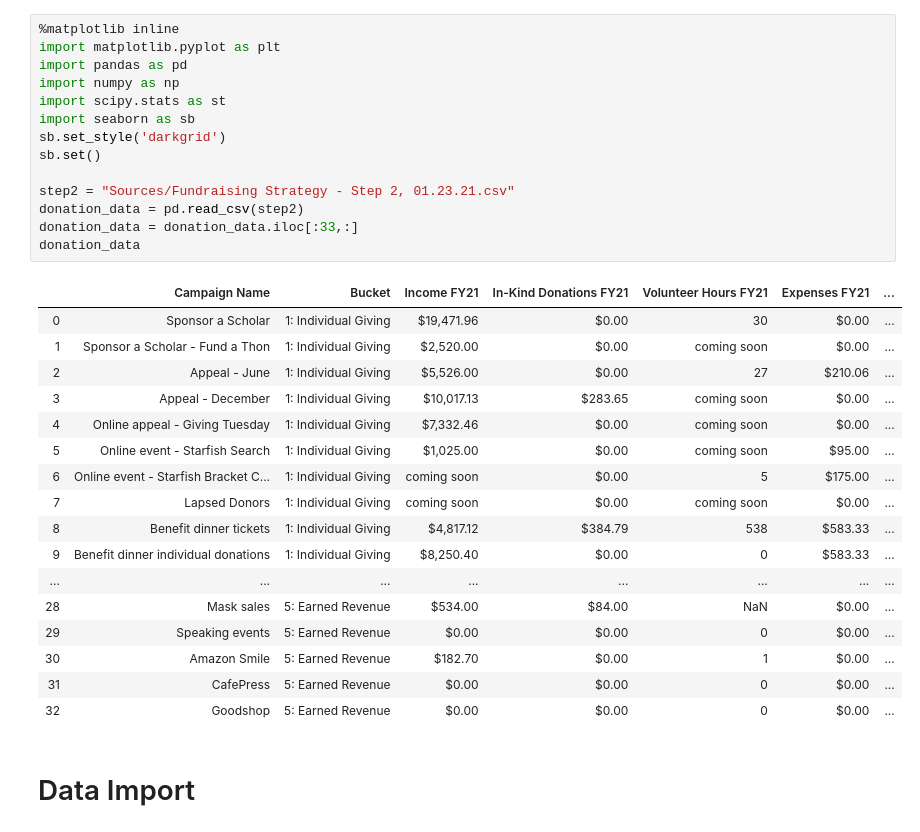
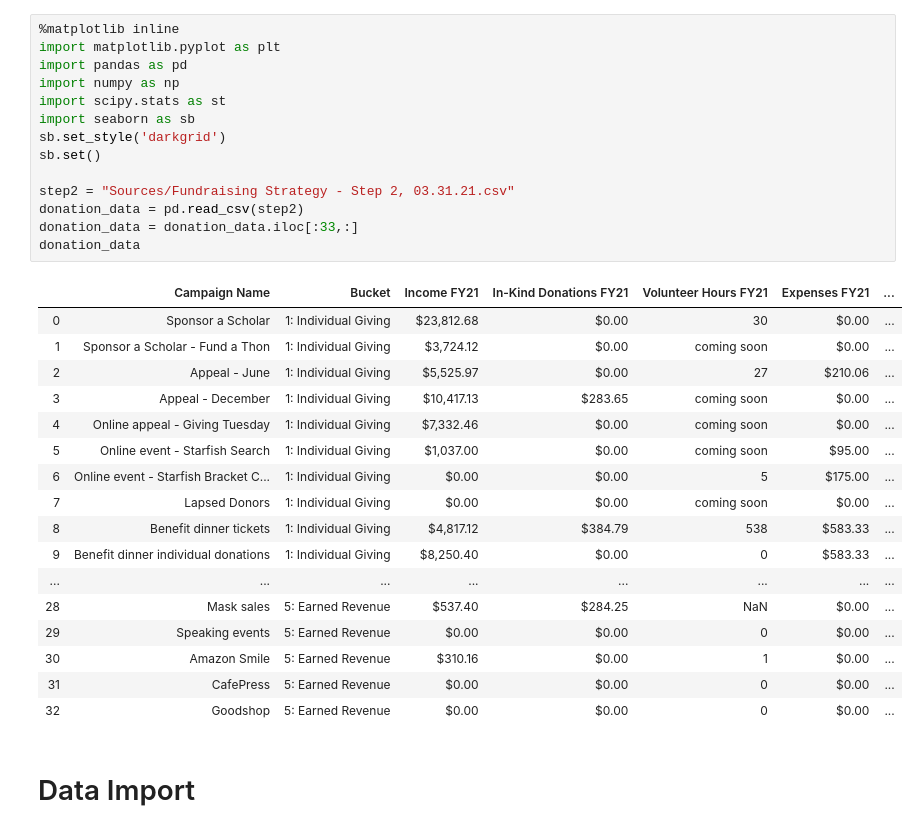
Before and after one commit to patelpurvip/Board-Fundraising-Analysis, a Jupyter notebook: Giving Campaigns Analysis.ipynb, the cells around one changed output. Saved outputs shown, nothing was run; the diff lists cells and outputs as text.

```diff
--- a/Giving Campaigns Analysis.ipynb
+++ b/Giving Campaigns Analysis.ipynb
@@ -1,33 +1,33 @@
 # %%
 %matplotlib inline
 import matplotlib.pyplot as plt
 import pandas as pd
 import numpy as np
 import scipy.stats as st
 import seaborn as sb
 sb.set_style('darkgrid')
 sb.set()
 
-step2 = "Sources/Fundraising Strategy - Step 2, 01.23.21.csv"
+step2 = "Sources/Fundraising Strategy - Step 2, 03.31.21.csv"
 donation_data = pd.read_csv(step2)
 donation_data = donation_data.iloc[:33,:]
 donation_data
 # %% [output]
 |  | Campaign Name | Bucket | Income FY21 | In-Kind Donations FY21 | Volunteer Hours FY21 | Expenses FY21 | ... |
-| 0 | Sponsor a Scholar | 1: Individual Giving | $19,471.96 | $0.00 | 30 | $0.00 | ... |
-| 1 | Sponsor a Scholar - Fund a Thon | 1: Individual Giving | $2,520.00 | $0.00 | coming soon | $0.00 | ... |
-| 2 | Appeal - June | 1: Individual Giving | $5,526.00 | $0.00 | 27 | $210.06 | ... |
-| 3 | Appeal - December | 1: Individual Giving | $10,017.13 | $283.65 | coming soon | $0.00 | ... |
+| 0 | Sponsor a Scholar | 1: Individual Giving | $23,812.68 | $0.00 | 30 | $0.00 | ... |
+| 1 | Sponsor a Scholar - Fund a Thon | 1: Individual Giving | $3,724.12 | $0.00 | coming soon | $0.00 | ... |
+| 2 | Appeal - June | 1: Individual Giving | $5,525.97 | $0.00 | 27 | $210.06 | ... |
+| 3 | Appeal - December | 1: Individual Giving | $10,417.13 | $283.65 | coming soon | $0.00 | ... |
 | 4 | Online appeal - Giving Tuesday | 1: Individual Giving | $7,332.46 | $0.00 | coming soon | $0.00 | ... |
-| 5 | Online event - Starfish Search | 1: Individual Giving | $1,025.00 | $0.00 | coming soon | $95.00 | ... |
-| 6 | Online event - Starfish Bracket C... | 1: Individual Giving | coming soon | $0.00 | 5 | $175.00 | ... |
-| 7 | Lapsed Donors | 1: Individual Giving | coming soon | $0.00 | coming soon | $0.00 | ... |
+| 5 | Online event - Starfish Search | 1: Individual Giving | $1,037.00 | $0.00 | coming soon | $95.00 | ... |
+| 6 | Online event - Starfish Bracket C... | 1: Individual Giving | $0.00 | $0.00 | 5 | $175.00 | ... |
+| 7 | Lapsed Donors | 1: Individual Giving | $0.00 | $0.00 | coming soon | $0.00 | ... |
 | 8 | Benefit dinner tickets | 1: Individual Giving | $4,817.12 | $384.79 | 538 | $583.33 | ... |
 | 9 | Benefit dinner individual donations | 1: Individual Giving | $8,250.40 | $0.00 | 0 | $583.33 | ... |
 | ... | ... | ... | ... | ... | ... | ... | ... |
-| 28 | Mask sales | 5: Earned Revenue | $534.00 | $84.00 | NaN | $0.00 | ... |
+| 28 | Mask sales | 5: Earned Revenue | $537.40 | $284.25 | NaN | $0.00 | ... |
 | 29 | Speaking events | 5: Earned Revenue | $0.00 | $0.00 | 0 | $0.00 | ... |
-| 30 | Amazon Smile | 5: Earned Revenue | $182.70 | $0.00 | 1 | $0.00 | ... |
+| 30 | Amazon Smile | 5: Earned Revenue | $310.16 | $0.00 | 1 | $0.00 | ... |
 | 31 | CafePress | 5: Earned Revenue | $0.00 | $0.00 | 0 | $0.00 | ... |
 | 32 | Goodshop | 5: Earned Revenue | $0.00 | $0.00 | 0 | $0.00 | ... |
 # %% [markdown]
```
Also changed, not shown: parts of 3 cells of this notebook, 16 other files.
